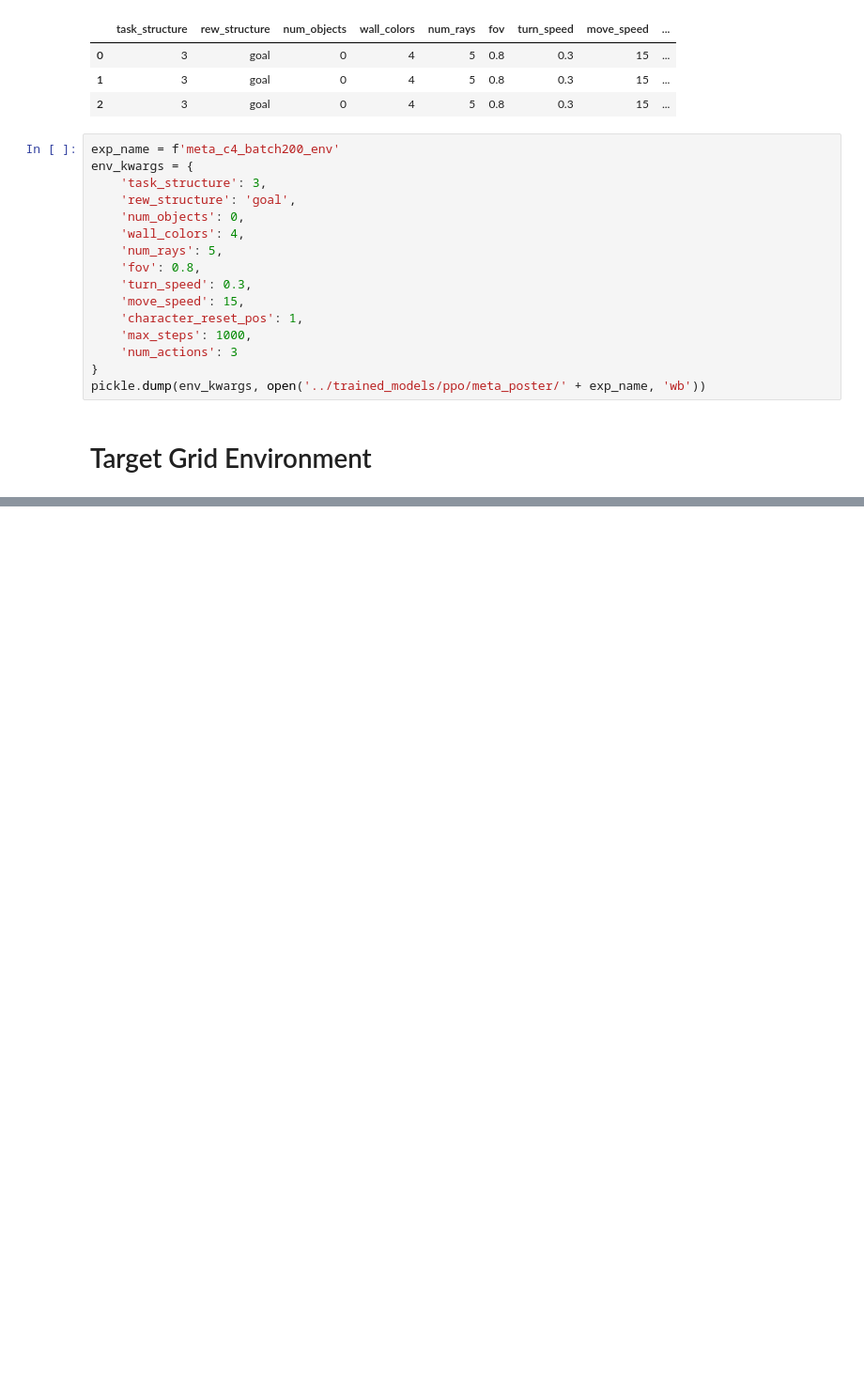
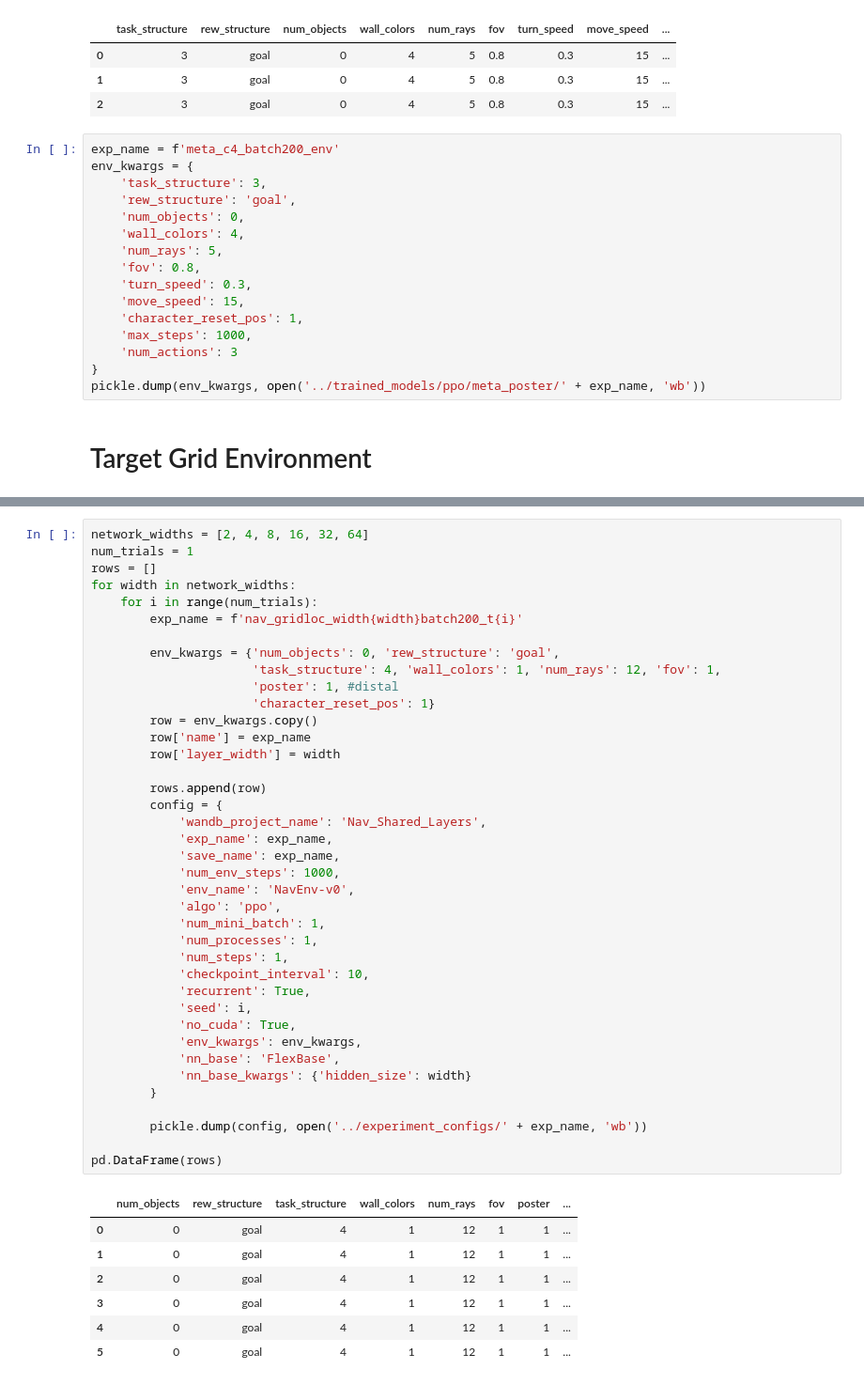
Before and after one commit to liuandrew/training-rl-algo, a Jupyter notebook: write_and_test/write_experiments.ipynb, the cells around one changed output, grey strips where cells are left out. Shown at 94% size. Cells and saved outputs as stored; diff of their text form; blank space fills up the shorter version.

```diff
--- a/write_and_test/write_experiments.ipynb
+++ b/write_and_test/write_experiments.ipynb
@@ -2916,0 +2925,47 @@ pd.DataFrame(rows)
+# %%
+network_widths = [2, 4, 8, 16, 32, 64]
+num_trials = 1
+rows = []
+for width in network_widths:
+    for i in range(num_trials):
+        exp_name = f'nav_gridloc_width{width}batch200_t{i}'
+
+        env_kwargs = {'num_objects': 0, 'rew_structure': 'goal',
+                      'task_structure': 4, 'wall_colors': 1, 'num_rays': 12, 'fov': 1,
+                      'poster': 1, #distal
+                      'character_reset_pos': 1}
+        row = env_kwargs.copy()
+        row['name'] = exp_name
+        row['layer_width'] = width
+
+        rows.append(row)
+        config = {
+            'wandb_project_name': 'Nav_Shared_Layers',
+            'exp_name': exp_name,
+            'save_name': exp_name,
+            'num_env_steps': 1000,
+            'env_name': 'NavEnv-v0',
+            'algo': 'ppo',
+            'num_mini_batch': 1,
+            'num_processes': 1,
+            'num_steps': 1,
+            'checkpoint_interval': 10,
+            'recurrent': True,
+            'seed': i,
+            'no_cuda': True,
+            'env_kwargs': env_kwargs,
+            'nn_base': 'FlexBase',
+            'nn_base_kwargs': {'hidden_size': width}
+        }
+
+        pickle.dump(config, open('../experiment_configs/' + exp_name, 'wb'))
+
+pd.DataFrame(rows)
+# %% [output]
+|  | num_objects | rew_structure | task_structure | wall_colors | num_rays | fov | poster | ... |
+| 0 | 0 | goal | 4 | 1 | 12 | 1 | 1 | ... |
+| 1 | 0 | goal | 4 | 1 | 12 | 1 | 1 | ... |
+| 2 | 0 | goal | 4 | 1 | 12 | 1 | 1 | ... |
+| 3 | 0 | goal | 4 | 1 | 12 | 1 | 1 | ... |
+| 4 | 0 | goal | 4 | 1 | 12 | 1 | 1 | ... |
+| 5 | 0 | goal | 4 | 1 | 12 | 1 | 1 | ... |
```
Also changed, not shown: parts of 1 cell of this notebook, 3 other files.
